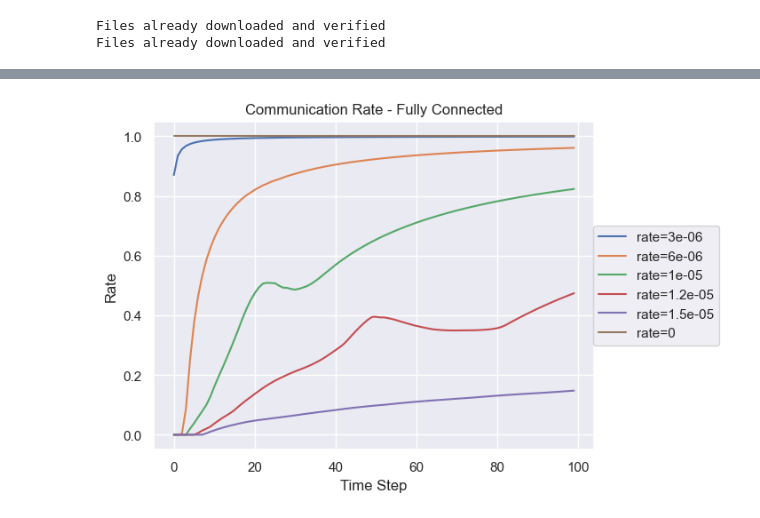
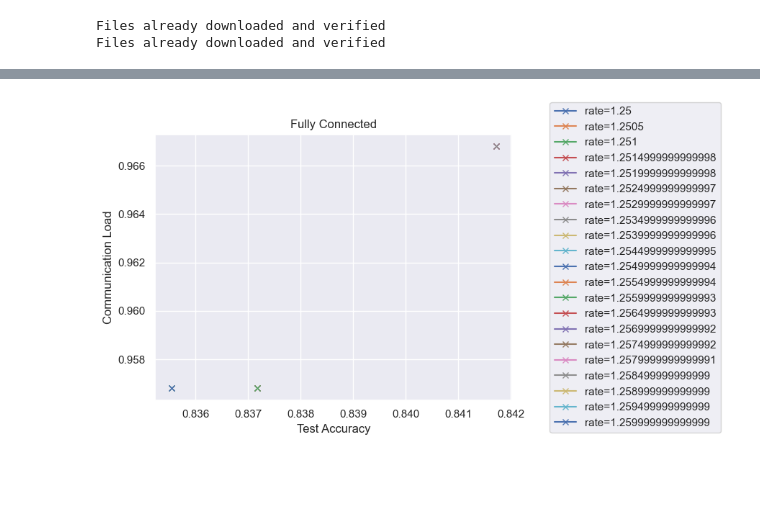
Before and after one commit to michael-cummins/FedBack, a Jupyter notebook: experiments/cifar.ipynb, the cells around one changed output, grey strips where cells are left out. Saved outputs shown, nothing was run; the diff lists cells and outputs as text; code cells hidden in the pictures; blank space fills up the shorter version.

```diff
--- a/experiments/cifar.ipynb
+++ b/experiments/cifar.ipynb
@@ -56,8 +56,8 @@ trainsets = partition_data(
     num_clients=10,
     iid=False,
     balance=True,
-    power_law=False,
-    seed=78,
+    power_law=True,
+    seed=42,
     trainset=train_dataset.dataset,
     labels_per_partition=1
 )
@@ -97,14 +124,14 @@ torch.Size([1, 784])
 # %%
-batch_size = 32
-train_loaders = [DataLoader(dataset, batch_size=batch_size, shuffle=True) for dataset in trainsets]
+batch_size = 1
+train_loaders = [DataLoader(dataset, batch_size=batch_size, shuffle=True) for dataset in sampled_trainsets]
 test_loader = DataLoader(mnist_testset, batch_size=batch_size, shuffle=True)
-val_loader = DataLoader(val_dataset, batch_size=batch_size, shuffle=True)
+val_loader = DataLoader(sampled_valset, batch_size=50, shuffle=True)
 # %%
 lr = 0.001
-deltas = [0, 1, 2, 2.5, 3, 1, 0]# 6e-6, 1e-5, 1.2e-5, 1.5e-5, 0]
-rho = 0.01
+deltas = np.arange(start=1.26, stop=1.27, step=0.0005).tolist()
+rho = 1
 rhos = [0.0001, 0.001, 0.01, 0.1, 1]
-t_max = 100
+t_max = 250
 loaders = train_loaders
 device = 'cpu'
 
@@ -169,7 +196,7 @@ for i, delta in enumerate(deltas):
     # For plotting purposes
     acc_per_delta[i,:] = server.val_accs
     rate_per_delta[i,:] = server.rates
-    loads.append(server.comm)
+    loads = [sum(rate_per_delta[i,:])/t_max for i in range(len(deltas))]
     accs = server.validate(loader=test_loader)
     test_accs.append(sum(accs)/len(accs))
 # %% [output]
@@ -180,10 +217,9 @@ RuntimeError: Trying to backward through the graph a second time (or directly ac
 # %%
 T = range(t_max)
 # Plot accuracies
-lab = ['random', 'same']
-for acc, rho in zip(acc_per_delta, rhos):
-    plt.plot(T, acc, label=f'delta={rho}')
-plt.legend(loc='center right', bbox_to_anchor=(1.3, 0.5))
+for acc, delta in zip(acc_per_delta, deltas):
+    plt.plot(T, acc, label=f'delta={delta}')
+plt.legend(loc='center right', bbox_to_anchor=(1.6, 0.5))
 plt.xlabel('Time Step')
 plt.ylabel('Accuracy')
 plt.title('Validation Set Accuracy - Fully Connected - Learning Rate = 0.001')
@@ -205,10 +239,10 @@ plt.show()
 # %%
-for rate, delta in zip(rate_per_delta, deltas):
-    plt.plot(T, rate, label=f'rate={delta}')
-plt.legend(loc='center right', bbox_to_anchor=(1.3, 0.5))
-plt.xlabel('Time Step')
-plt.ylabel('Rate')
-plt.title('Communication Rate - Fully Connected')
+for load, acc, delta in zip(loads, test_accs, deltas):
+    plt.plot(acc, load, label=f'rate={delta}', marker='x')
+plt.legend(loc='center right', bbox_to_anchor=(1.6, 0.5))
+plt.xlabel('Test Accuracy')
+plt.ylabel('Communication Load')
+plt.title('Fully Connected')
 plt.show()
 # %% [output]
-[figure, old version]
+[figure, new version]
```
Also changed, not shown: parts of 8 cells of this notebook, 2 other files.
